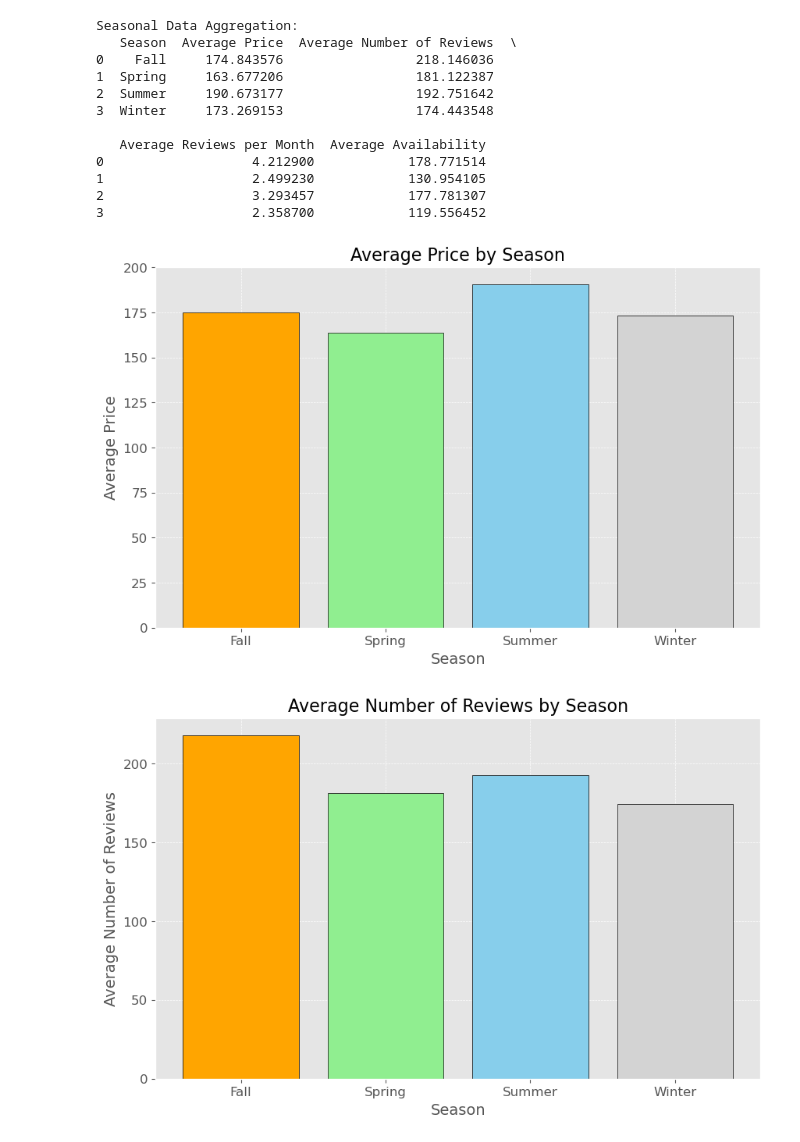
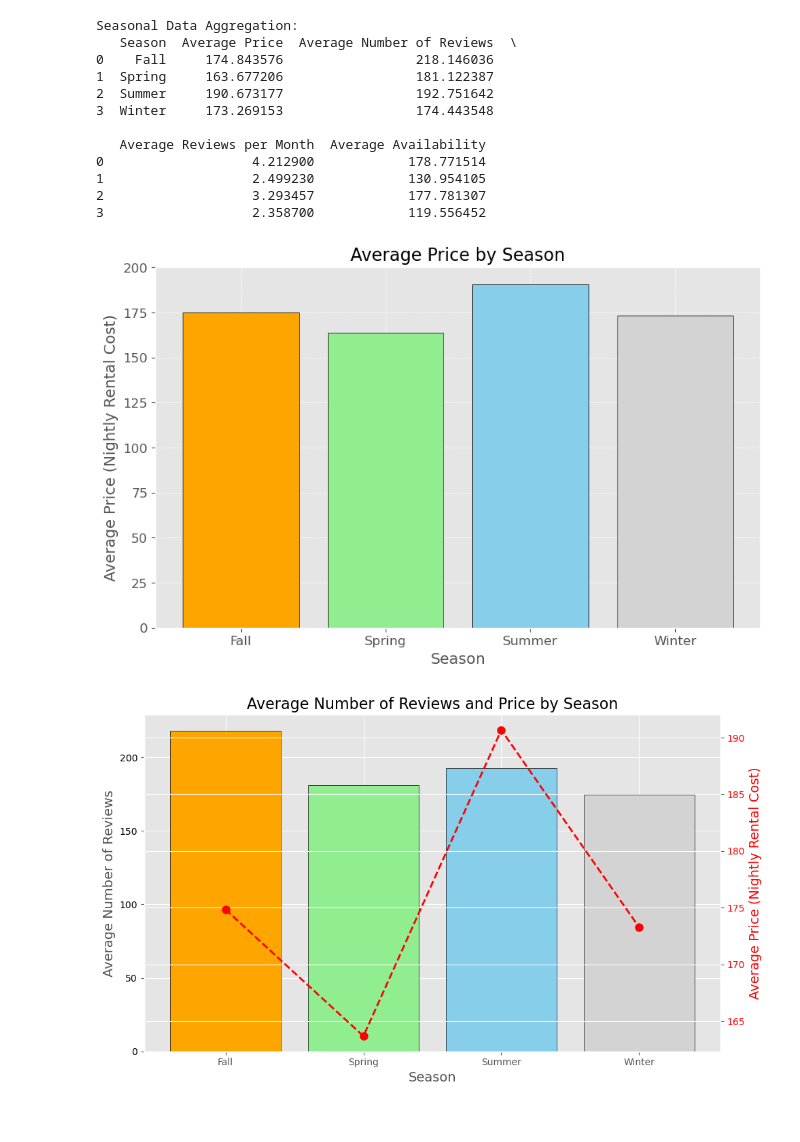
Before and after one commit to zenobiajazmin/my-project1-repo, a Jupyter notebook: AirBNB_Seasons.ipynb, the cells around one changed output. Drawn from its saved outputs; the diff is of its cells as text; code cells hidden in the pictures.

Commit message:
'added functionality to graphs to express price'

```diff
--- a/AirBNB_Seasons.ipynb
+++ b/AirBNB_Seasons.ipynb
@@ -88,23 +88,30 @@ plt.figure(figsize=(10, 6))
 plt.bar(seasonal_data['Season'], seasonal_data['Average Price'], color=[season_colors[season] for season in seasonal_data['Season']], edgecolor='black')
 plt.title('Average Price by Season', fontsize=16)
 plt.xlabel('Season', fontsize=14)
-plt.ylabel('Average Price', fontsize=14)
+plt.ylabel('Average Price (Nightly Rental Cost)', fontsize=14)
 plt.xticks(fontsize=12)
 plt.yticks(fontsize=12)
 plt.grid(True, which='both', linestyle='--', linewidth=0.5)
 plt.show()
 # %% [output]
-[figure, old version]
+[figure, new version]
 # %%
-# Plot Average Number of Reviews by Season
-plt.figure(figsize=(10, 6))
-plt.bar(seasonal_data['Season'], seasonal_data['Average Number of Reviews'], color=[season_colors[season] for season in seasonal_data['Season']], edgecolor='black')
-plt.title('Average Number of Reviews by Season', fontsize=16)
-plt.xlabel('Season', fontsize=14)
-plt.ylabel('Average Number of Reviews', fontsize=14)
+# Plot Average Number of Reviews by Season with Price
+fig, ax1 = plt.subplots(figsize=(10, 6))
+
+ax1.bar(seasonal_data['Season'], seasonal_data['Average Number of Reviews'], color=[season_colors[season] for season in seasonal_data['Season']], edgecolor='black')
+ax1.set_xlabel('Season', fontsize=14)
+ax1.set_ylabel('Average Number of Reviews', fontsize=14)
+ax1.tick_params(axis='y', labelcolor='black')
+ax1.set_title('Average Number of Reviews and Price by Season', fontsize=16)
+
+ax2 = ax1.twinx()
+ax2.plot(seasonal_data['Season'], seasonal_data['Average Price'], color='red', marker='o', linestyle='dashed', linewidth=2, markersize=8)
+ax2.set_ylabel('Average Price (Nightly Rental Cost)', fontsize=14, color='red')
+ax2.tick_params(axis='y', labelcolor='red')
+
+fig.tight_layout()
 plt.xticks(fontsize=12)
-plt.yticks(fontsize=12)
-plt.grid(True, which='both', linestyle='--', linewidth=0.5)
 plt.show()
 # %% [output]
-[figure, old version]
+[figure, new version]
```
Also changed, not shown: parts of 4 cells of this notebook, 1 other file.
